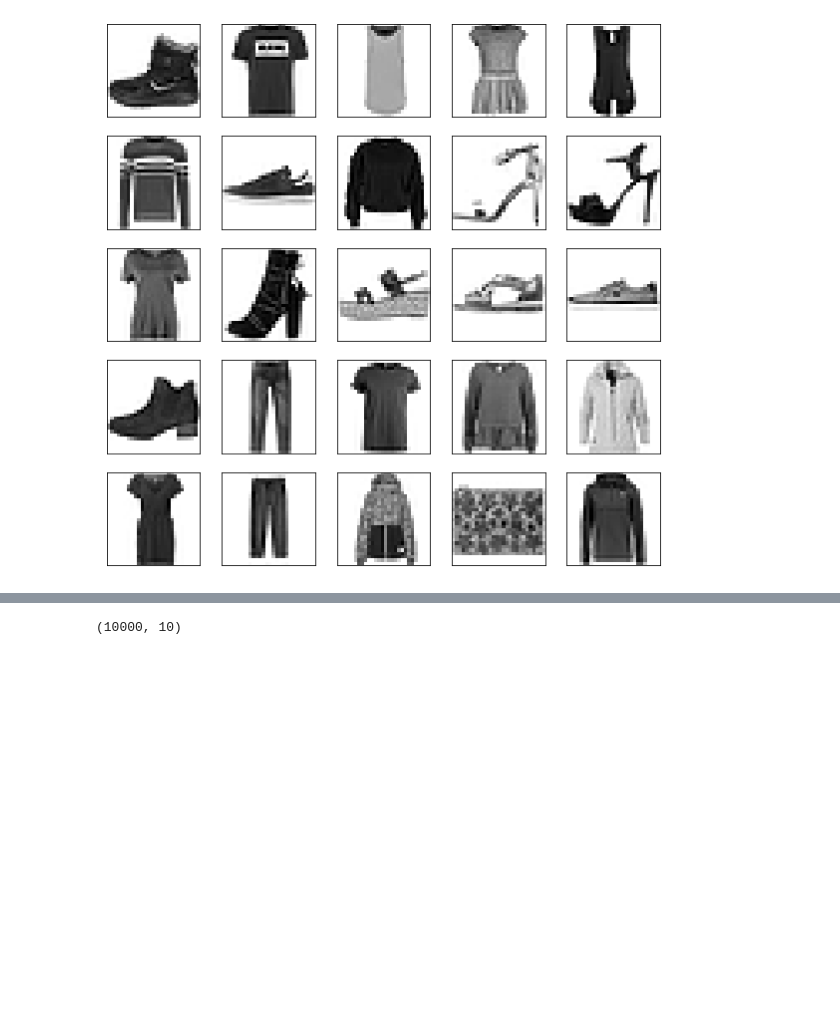
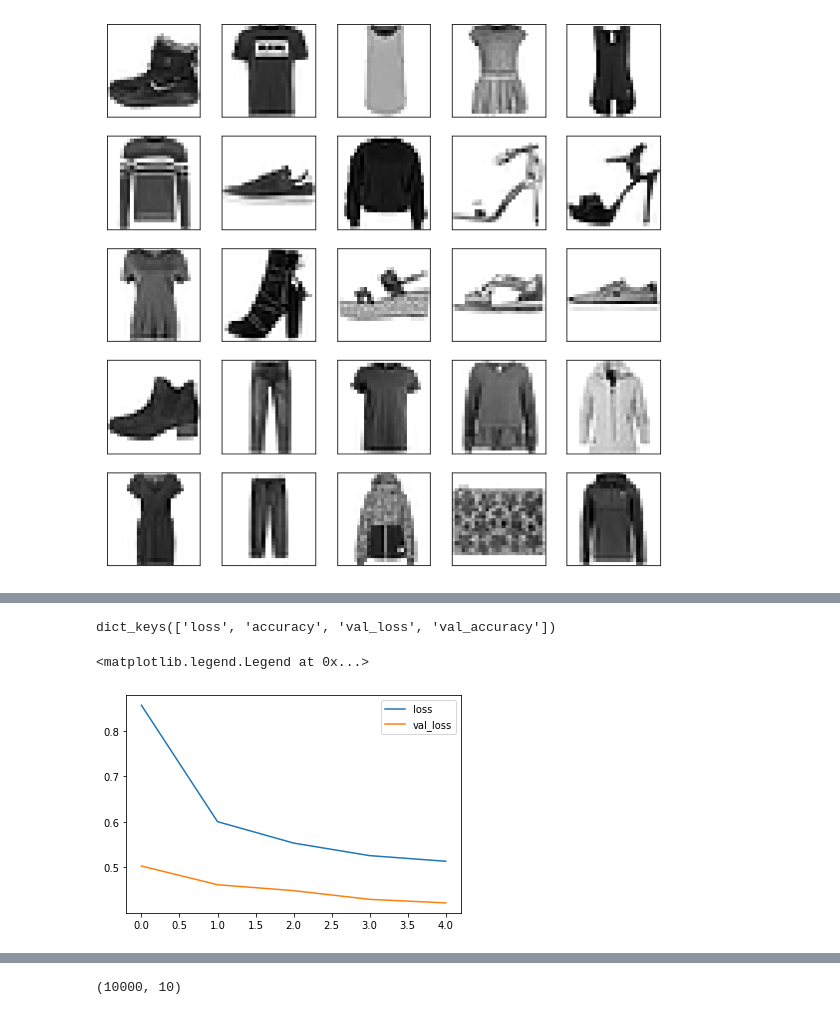
Before and after one commit to michaelsoft/MLTest, a Jupyter notebook: Test-FashionMNist.ipynb, the cells around one changed output, grey strips where cells are left out. Cells and saved outputs as stored; diff of their text form; code cells hidden in the pictures; blank space fills up the shorter version.

Commit message:
'dropout'

```diff
--- a/Test-FashionMNist.ipynb
+++ b/Test-FashionMNist.ipynb
@@ -47,5 +45,10 @@ array([0., 0., 0., 0., 0., 0., 0., 0., 0., 1.], dtype=float32)
 model = keras.Sequential([
     keras.layers.Flatten(input_shape=(28, 28)),
     keras.layers.Dense(128, activation='relu'),
+    keras.layers.Dropout(0.5),
+    keras.layers.Dense(128, activation='relu'),
+    keras.layers.Dropout(0.5),
+    keras.layers.Dense(128, activation='relu'),
+    keras.layers.Dropout(0.5),
     keras.layers.Dense(10, activation='softmax')
 ])
@@ -52,6 +72,6 @@ model = keras.Sequential([
 # %%
 #用顺序编码（0~9）时选SparseCategoricalCrossentropy，用one-hot则选CategoricalCrossentropy
 model.compile(optimizer='adam', loss=tf.keras.losses.SparseCategoricalCrossentropy(), metrics=['accuracy'])
-history = model.fit(train_images, train_labels, epochs=5)
+history = model.fit(train_images, train_labels, epochs=5, validation_data=(test_images, test_labels))
 # %% [output]
 Epoch 1/5
@@ -67,3 +86,0 @@ Epoch 5/5
-# %%
-model.compile(optimizer='adam', loss=tf.keras.losses.CategoricalCrossentropy(), metrics=['accuracy'])
-history = model.fit(train_images, train_labels_onehot, epochs=5)
@@ -80,0 +87,11 @@ Epoch 5/5
+# %%
+history.history.keys()
+# %% [output]
+dict_keys(['loss', 'accuracy', 'val_loss', 'val_accuracy'])
+# %%
+plt.plot(history.epoch, history.history.get('loss'), label='loss')
+plt.plot(history.epoch, history.history.get('val_loss'), label='val_loss')
+plt.legend()
+# %% [output]
+<matplotlib.legend.Legend at 0x...>
+[figure, added]
```
Also changed, not shown: parts of 9 cells of this notebook.
